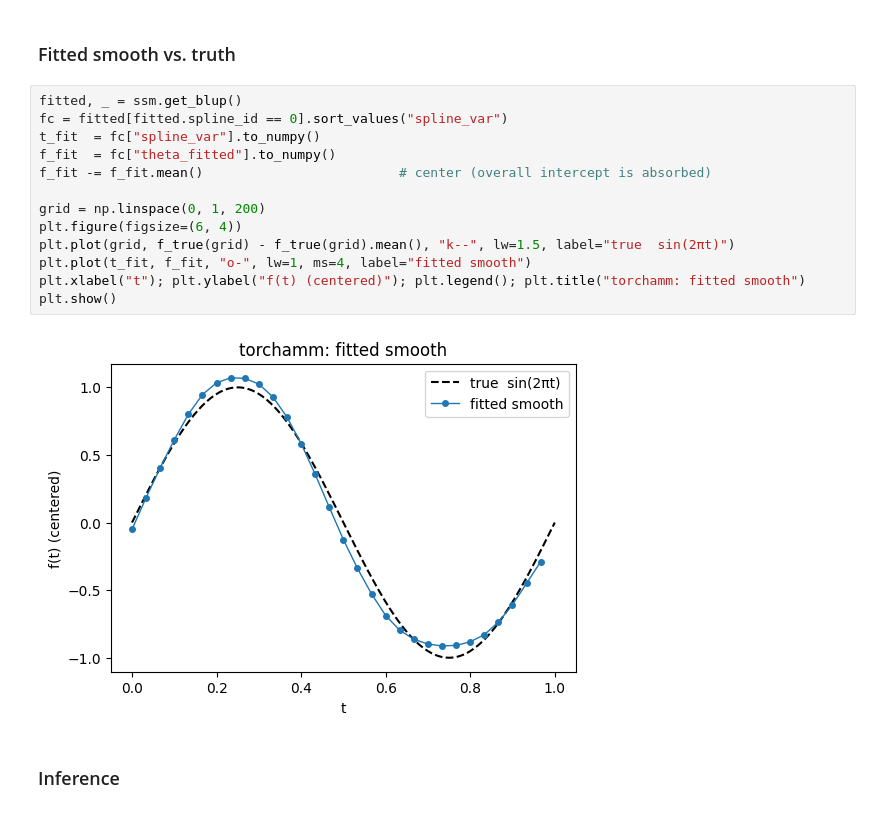
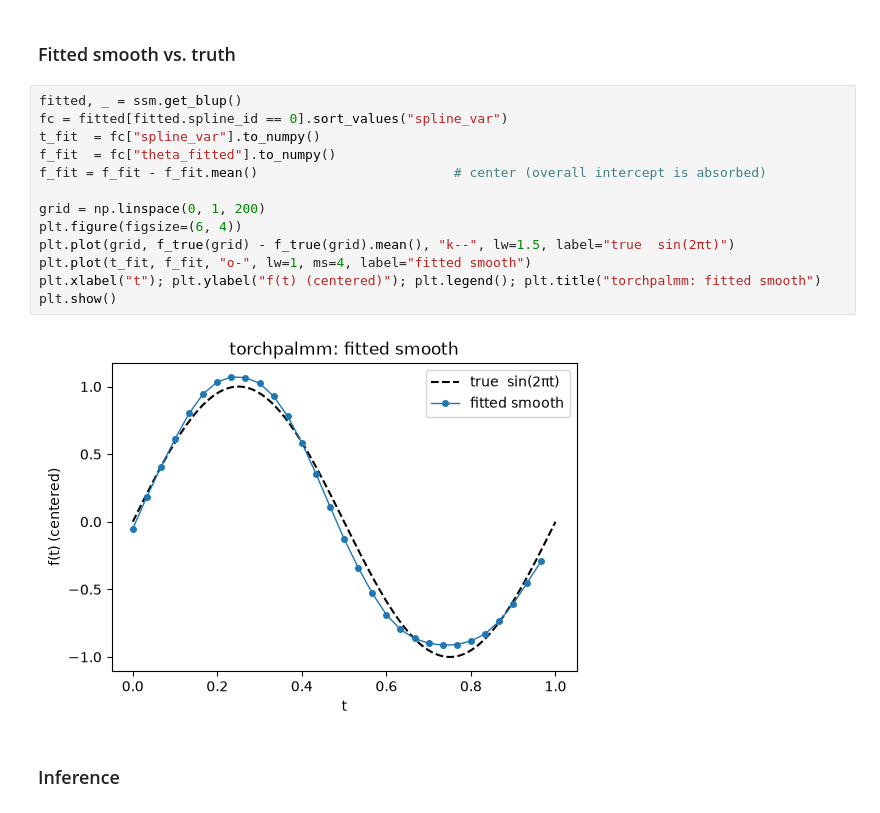
Before and after one commit to rrrrn/torchpalmm, a Jupyter notebook: examples/quickstart.ipynb, the cells around one changed output. Saved outputs shown, nothing was run; the diff lists cells and outputs as text.

```diff
--- a/examples/quickstart.ipynb
+++ b/examples/quickstart.ipynb
@@ -82,18 +82,18 @@ ssm.fit(optimizer=torch.optim.LBFGS, lr=1.0, max_iter=200, fit_type="reml", verb
 # %%
 fitted, _ = ssm.get_blup()
 fc = fitted[fitted.spline_id == 0].sort_values("spline_var")
 t_fit  = fc["spline_var"].to_numpy()
 f_fit  = fc["theta_fitted"].to_numpy()
-f_fit -= f_fit.mean()                         # center (overall intercept is absorbed)
+f_fit = f_fit - f_fit.mean()                         # center (overall intercept is absorbed)
 
 grid = np.linspace(0, 1, 200)
 plt.figure(figsize=(6, 4))
 plt.plot(grid, f_true(grid) - f_true(grid).mean(), "k--", lw=1.5, label="true  sin(2πt)")
 plt.plot(t_fit, f_fit, "o-", lw=1, ms=4, label="fitted smooth")
-plt.xlabel("t"); plt.ylabel("f(t) (centered)"); plt.legend(); plt.title("torchamm: fitted smooth")
+plt.xlabel("t"); plt.ylabel("f(t) (centered)"); plt.legend(); plt.title("torchpalmm: fitted smooth")
 plt.show()
 # %% [output]
-[figure, old version]
+[figure, new version]
 # %% [markdown]
 ### Inference
 # %%
```
Also changed, not shown: parts of 5 cells of this notebook, 9 other files.
